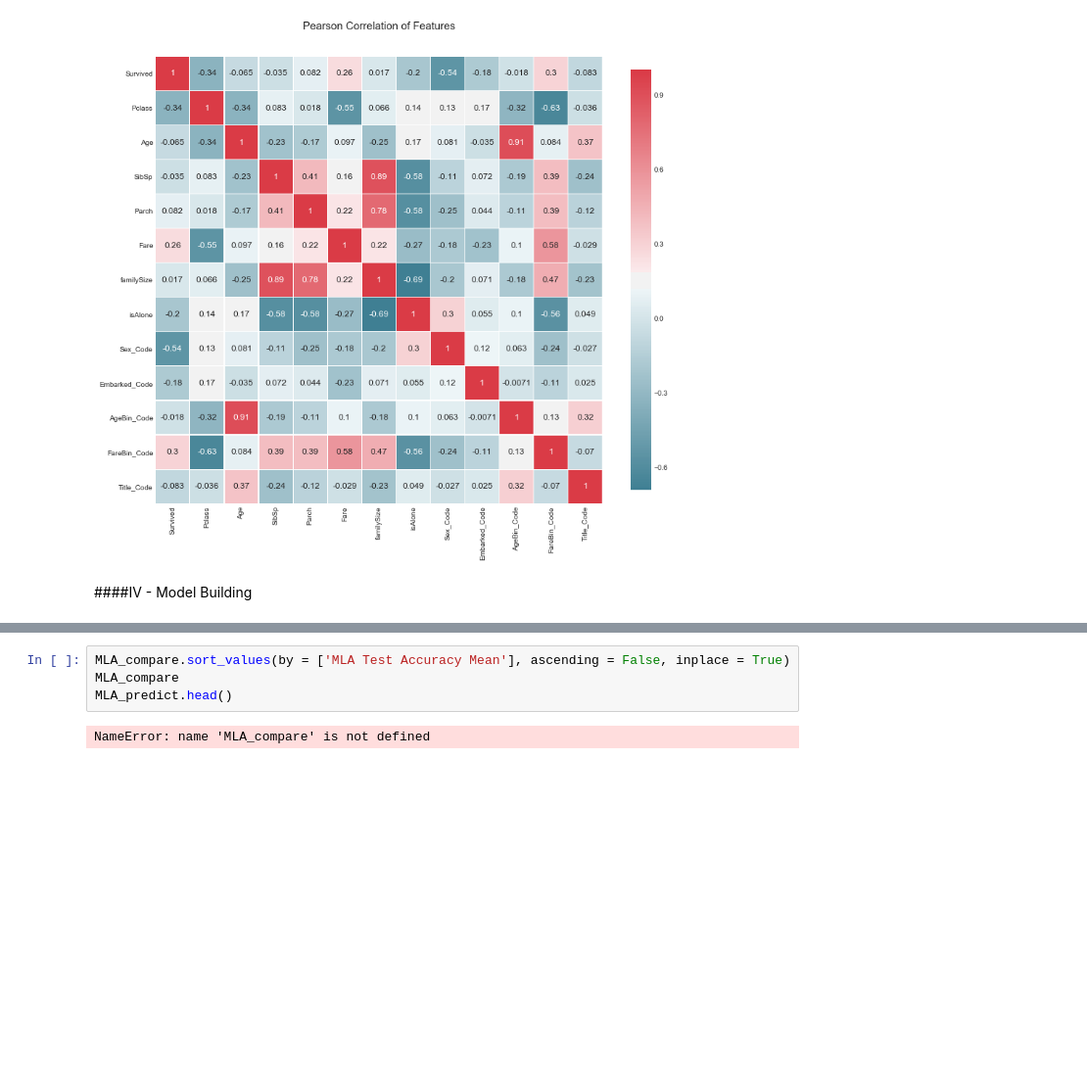
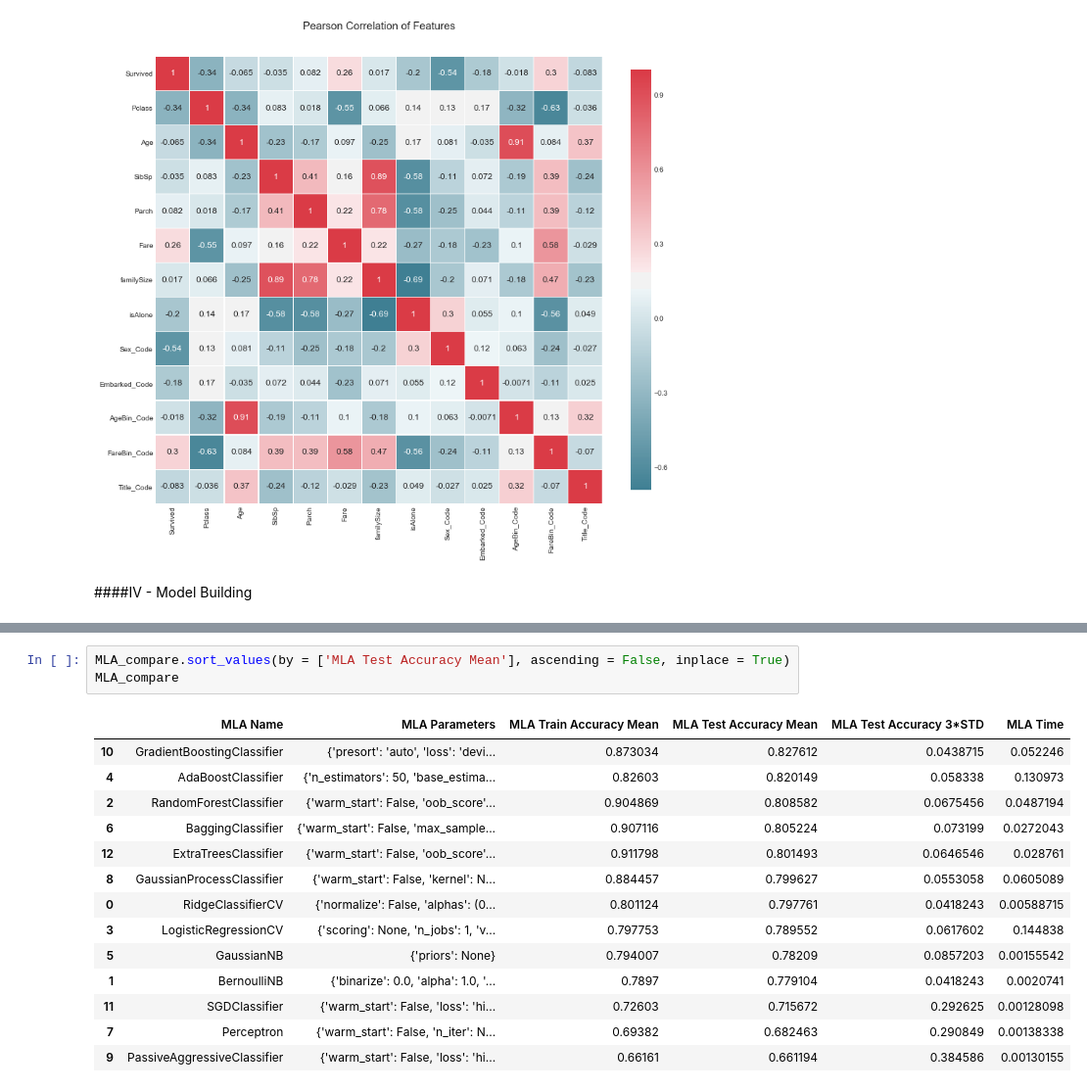
Before and after one commit to sidkrishna92/rmsTitanic, a Jupyter notebook: titanic.ipynb, the cells around one changed output, grey strips where cells are left out. Shown: that part at 98% size. Cells and saved outputs as stored; diff of their text form; blank space fills up the shorter version.

```diff
--- a/titanic.ipynb
+++ b/titanic.ipynb
@@ -762,6 +776,18 @@ NameError: name 'MLA' is not defined
 # %%
 MLA_compare.sort_values(by = ['MLA Test Accuracy Mean'], ascending = False, inplace = True)
 MLA_compare
-MLA_predict.head()
 # %% [output]
-NameError: name 'MLA_compare' is not defined
+|  | MLA Name | MLA Parameters | MLA Train Accuracy Mean | MLA Test Accuracy Mean | MLA Test Accuracy 3*STD | MLA Time |
+| 10 | GradientBoostingClassifier | {'presort': 'auto', 'loss': 'devi... | 0.873034 | 0.827612 | 0.0438715 | 0.052246 |
+| 4 | AdaBoostClassifier | {'n_estimators': 50, 'base_estima... | 0.82603 | 0.820149 | 0.058338 | 0.130973 |
+| 2 | RandomForestClassifier | {'warm_start': False, 'oob_score'... | 0.904869 | 0.808582 | 0.0675456 | 0.0487194 |
+| 6 | BaggingClassifier | {'warm_start': False, 'max_sample... | 0.907116 | 0.805224 | 0.073199 | 0.0272043 |
+| 12 | ExtraTreesClassifier | {'warm_start': False, 'oob_score'... | 0.911798 | 0.801493 | 0.0646546 | 0.028761 |
+| 8 | GaussianProcessClassifier | {'warm_start': False, 'kernel': N... | 0.884457 | 0.799627 | 0.0553058 | 0.0605089 |
+| 0 | RidgeClassifierCV | {'normalize': False, 'alphas': (0... | 0.801124 | 0.797761 | 0.0418243 | 0.00588715 |
+| 3 | LogisticRegressionCV | {'scoring': None, 'n_jobs': 1, 'v... | 0.797753 | 0.789552 | 0.0617602 | 0.144838 |
+| 5 | GaussianNB | {'priors': None} | 0.794007 | 0.78209 | 0.0857203 | 0.00155542 |
+| 1 | BernoulliNB | {'binarize': 0.0, 'alpha': 1.0, '... | 0.7897 | 0.779104 | 0.0418243 | 0.0020741 |
+| 11 | SGDClassifier | {'warm_start': False, 'loss': 'hi... | 0.72603 | 0.715672 | 0.292625 | 0.00128098 |
+| 7 | Perceptron | {'warm_start': False, 'n_iter': N... | 0.69382 | 0.682463 | 0.290849 | 0.00138338 |
+| 9 | PassiveAggressiveClassifier | {'warm_start': False, 'loss': 'hi... | 0.66161 | 0.661194 | 0.384586 | 0.00130155 |
```
Also changed, not shown: parts of 11 cells of this notebook.
